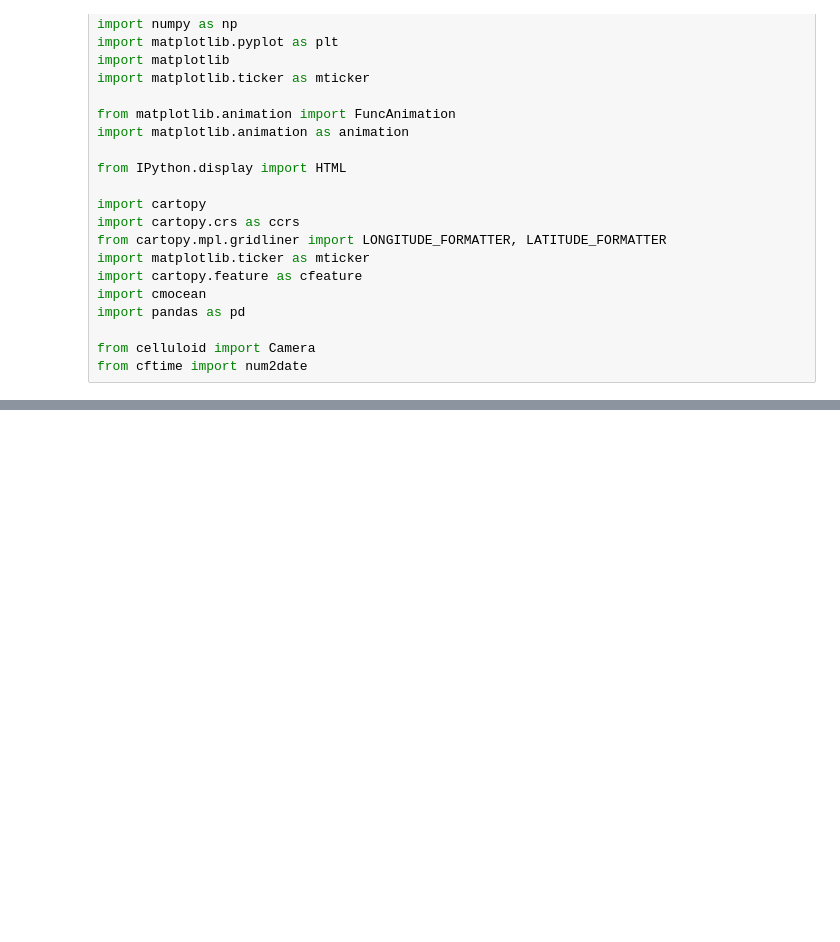
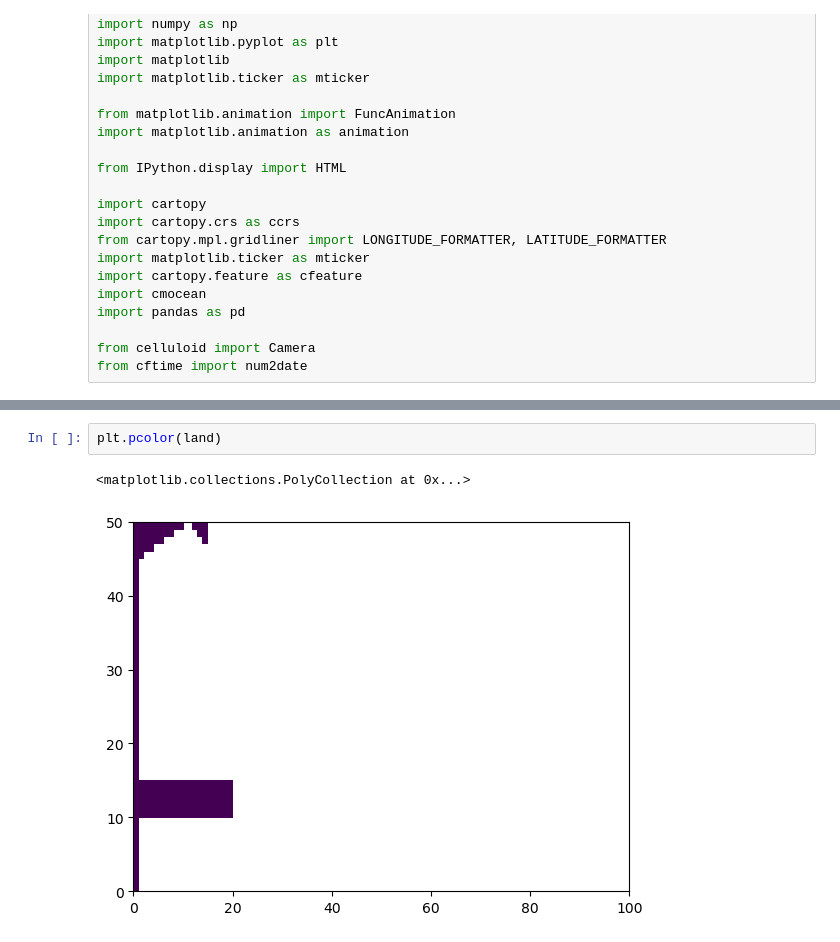
Before and after one commit to Livcornelissen/TNB_neXtsim, a Jupyter notebook: SI-animation.ipynb, the cells around one changed output, grey strips where cells are left out. Drawn from its saved outputs; the diff is of its cells as text; blank space fills up the shorter version.

```diff
--- a/SI-animation.ipynb
+++ b/SI-animation.ipynb
@@ -98,3 +107,8 @@ animation.save('BBM_TNB_190C.gif', writer = 'pillow')
+# %%
+plt.pcolor(land)
+# %% [output]
+<matplotlib.collections.PolyCollection at 0x...>
+[figure, added]
 # %%
 fig, ax = plt.subplots(figsize = (8,4))
 camera = Camera(fig)
```
Also changed, not shown: parts of 3 cells of this notebook, 1 other file.
